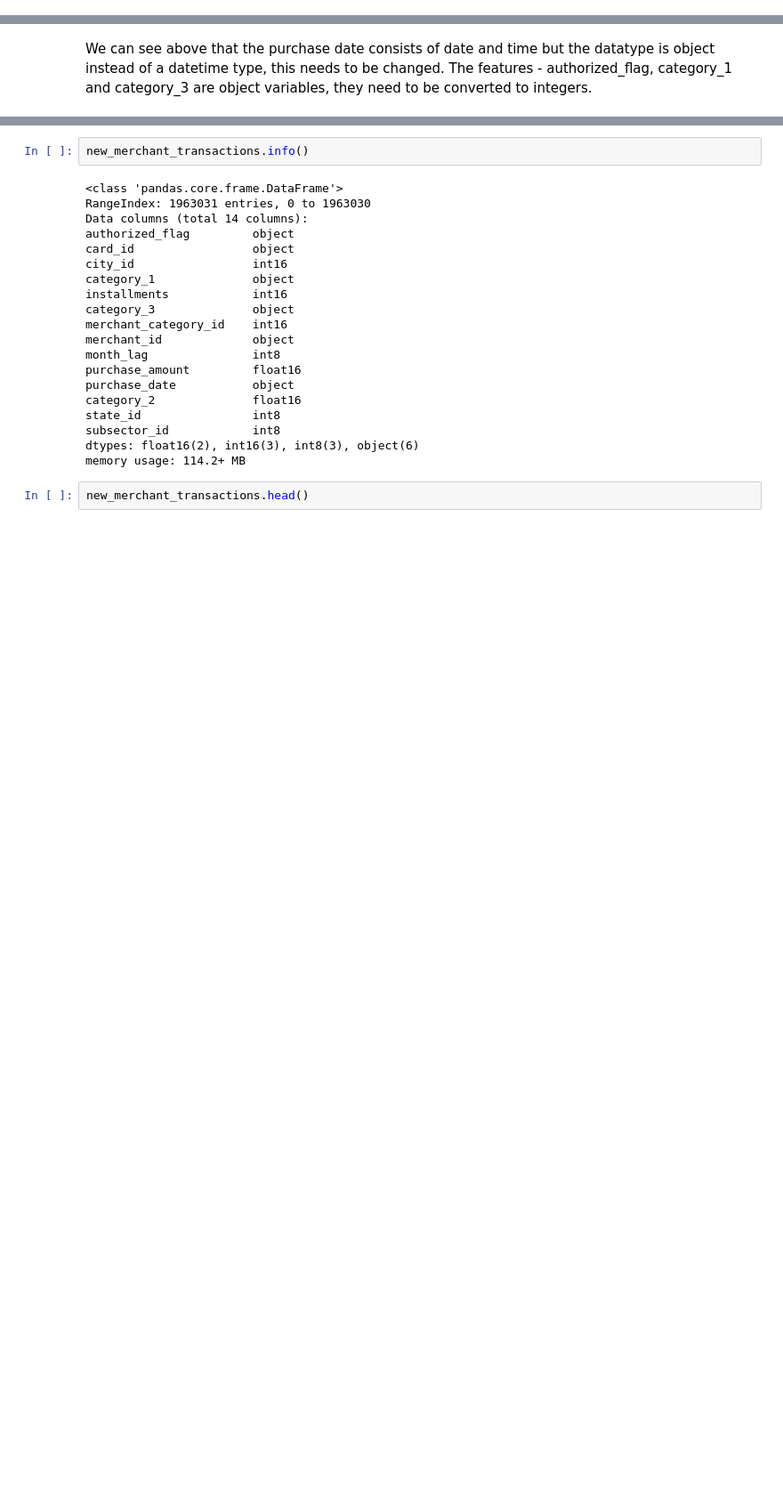
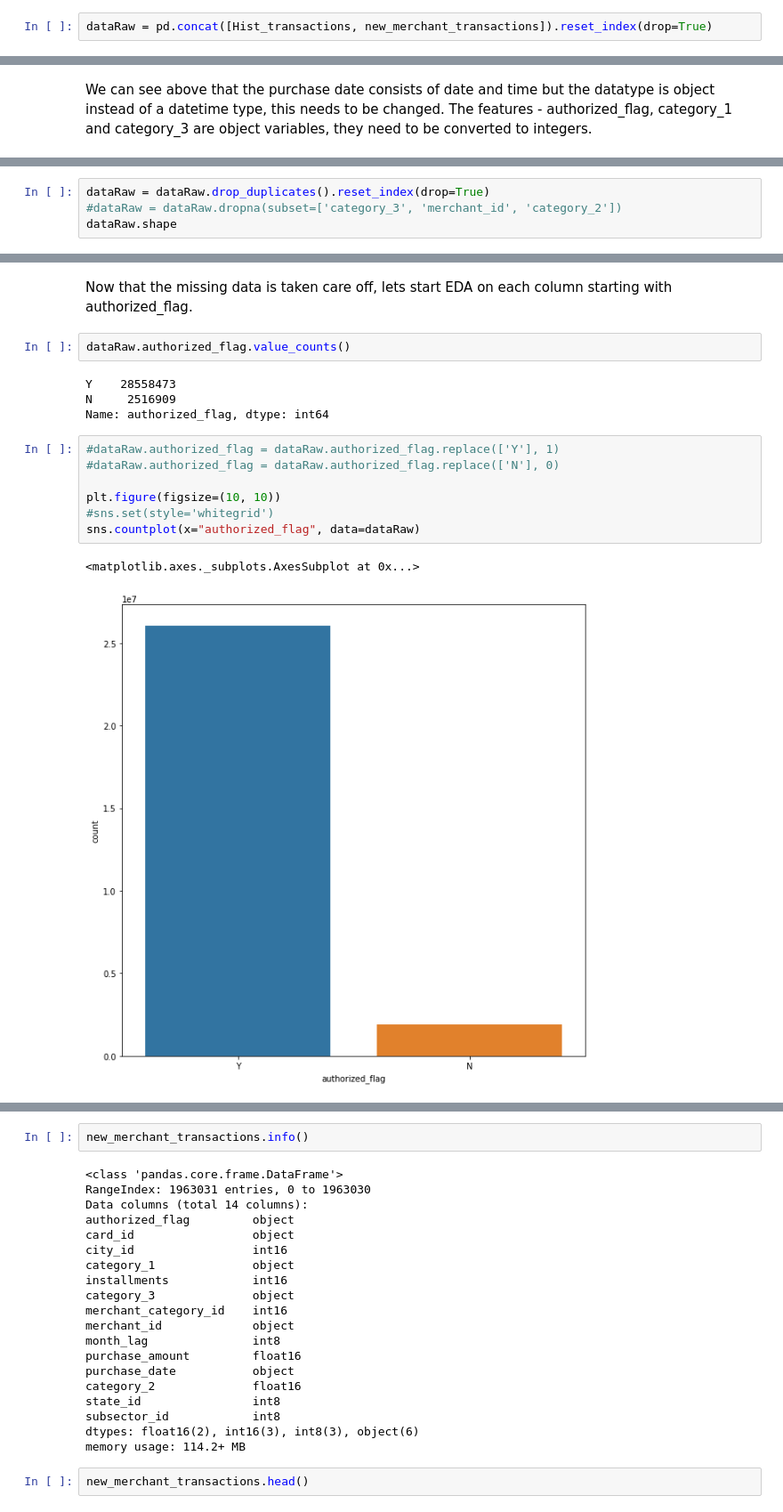
Before and after one commit to HariSurayagari/Merchant-Category-Recommendation, a Jupyter notebook: ELO MCR Data Exploration.ipynb, the cells around one changed output, grey strips where cells are left out. Shown at 89% size. Cells and saved outputs as stored; diff of their text form; blank space fills up the shorter version.

```diff
--- a/ELO MCR Data Exploration.ipynb
+++ b/ELO MCR Data Exploration.ipynb
@@ -128,0 +142,2 @@ Hist_transactions.head()
+# %%
+dataRaw = pd.concat([Hist_transactions, new_merchant_transactions]).reset_index(drop=True)
@@ -130,0 +192,4 @@ We can see above that the purchase date consists of date and time but the dataty
+# %%
+dataRaw = dataRaw.drop_duplicates().reset_index(drop=True)
+#dataRaw = dataRaw.dropna(subset=['category_3', 'merchant_id', 'category_2'])
+dataRaw.shape
@@ -130,0 +216,18 @@ We can see above that the purchase date consists of date and time but the dataty
+# %% [markdown]
+Now that the missing data is taken care off, lets start EDA on each column starting with authorized_flag.
+# %%
+dataRaw.authorized_flag.value_counts()
+# %% [output]
+Y    28558473
+N     2516909
+Name: authorized_flag, dtype: int64
+# %%
+#dataRaw.authorized_flag = dataRaw.authorized_flag.replace(['Y'], 1)
+#dataRaw.authorized_flag = dataRaw.authorized_flag.replace(['N'], 0)
+
+plt.figure(figsize=(10, 10))
+#sns.set(style='whitegrid')
+sns.countplot(x="authorized_flag", data=dataRaw)
+# %% [output]
+<matplotlib.axes._subplots.AxesSubplot at 0x...>
+[figure, added]
```
Also changed, not shown: parts of 23 cells of this notebook, 2 other files.
